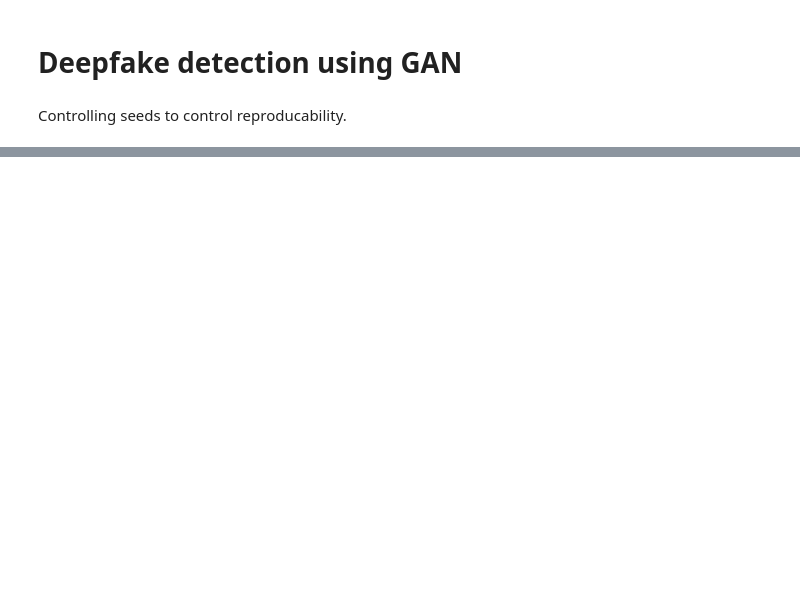
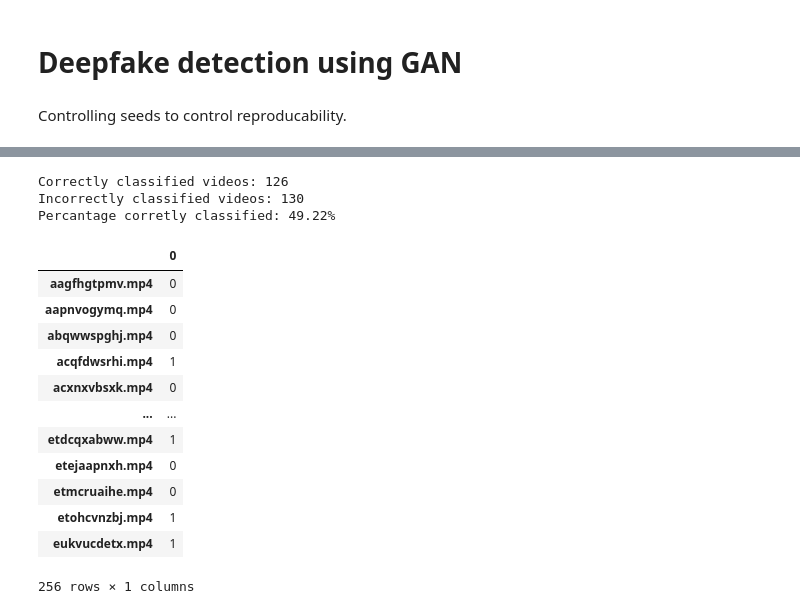
Before and after one commit to GodNooNoo/DAT550-prosjekt, a Jupyter notebook: discriminator.ipynb, the cells around one changed output, grey strips where cells are left out. Drawn from its saved outputs; the diff is of its cells as text; code cells hidden in the pictures; blank space fills up the shorter version.

```diff
--- a/discriminator.ipynb
+++ b/discriminator.ipynb
@@ -223,5 +161,6 @@ Discriminator(
 # %%
 def predict_folder(path):
+    total = {}
     videos = tv.datasets.ImageFolder(
         root=path,
         transform=tv.transforms.Compose(
@@ -234,7 +173,7 @@ def predict_folder(path):
         ),
     )
 
-    for ind, val in videos.class_to_idx.items():
+    for ind, val in tqdm(videos.class_to_idx.items()):
         low = math.inf
         high = -1
         for i, ele in enumerate(videos.imgs):
@@ -244,12 +183,29 @@ def predict_folder(path):
                     low = i
                 if i > high:
                     high = i
+        high += 1
         video = torch.utils.data.Subset(videos, range(low, high))
-        results = []
-        for frame in video:
-            frame = frame[0]
-            frame = frame.view(1, *frame.shape)
-            results.append(network(frame).view(-1).item())
-        print(ind, round(np.mean(results)))
+        results = {}
+        frame_names = videos.imgs[low:high]
+        frame_names = [name[0] for name in frame_names]
+        name_iter = iter(frame_names)
+        with torch.no_grad():
+            for i, frame in enumerate(video):
+                frame_name = next(name_iter)
+                frame = frame[0]
+                frame = frame.view(1, *frame.shape)
+                pred = network(frame).item()
+                if (
+                    i != 0 and not "face0" in frame_name
+                ):  # If the face is part of a frame with multiple faces, always select the one most likely to be fake.
+                    frame_name = list(results.keys())[-1]
+                    results[frame_name] = (
+                        pred if pred < results[frame_name] else results[frame_name]
+                    )
+                else:
+                    results[frame_name] = pred
+        values = list(results.values())
+        total[ind] = round(np.mean(values)) # Classify the video as fake or real based on the majority of the frames.
+    return total
 # %%
-predict_folder(test_set + 'real')
+total_real = predict_folder(test_set + "real")
@@ -270,0 +212,8 @@ avttogwbyz.mp4 0.22007197718584542
+# %%
+df_real = pd.DataFrame(total_real.values(), total_real.keys())
+
+print(f"Correctly classified videos: {df_real[0].sum()}")
+print(f"Incorrectly classified videos: {len(df_real) - df_real[0].sum()}")
+print(
+    f"Percantage corretly classified: {round((df_real[0].sum() / len(df_real)) * 100, 2)}%"
+)
@@ -306,0 +226,28 @@ awzgjaqzyu.mp4 0.9190569953484968
+# %%
+df_fake = pd.DataFrame(total_fake.values(), total_fake.keys())
+
+print(f"Correctly classified videos: {len(df_fake) - df_fake[0].sum()}")
+print(f"Incorrectly classified videos: {df_fake[0].sum()}")
+print(
+    f"Percantage corretly classified: {round(((len(df_fake) - df_fake[0].sum()) / len(df_fake)) * 100, 2)}%"
+)
+# %% [output]
+Correctly classified videos: 126
+Incorrectly classified videos: 130
+Percantage corretly classified: 49.22%
+# %%
+df_real
+# %% [output]
+|  | 0 |
+| aagfhgtpmv.mp4 | 0 |
+| aapnvogymq.mp4 | 0 |
+| abqwwspghj.mp4 | 0 |
+| acqfdwsrhi.mp4 | 1 |
+| acxnxvbsxk.mp4 | 0 |
+| ... | ... |
+| etdcqxabww.mp4 | 1 |
+| etejaapnxh.mp4 | 0 |
+| etmcruaihe.mp4 | 0 |
+| etohcvnzbj.mp4 | 1 |
+| eukvucdetx.mp4 | 1 |
+256 rows × 1 columns
```
Also changed, not shown: parts of 14 cells of this notebook, 1 other file.
